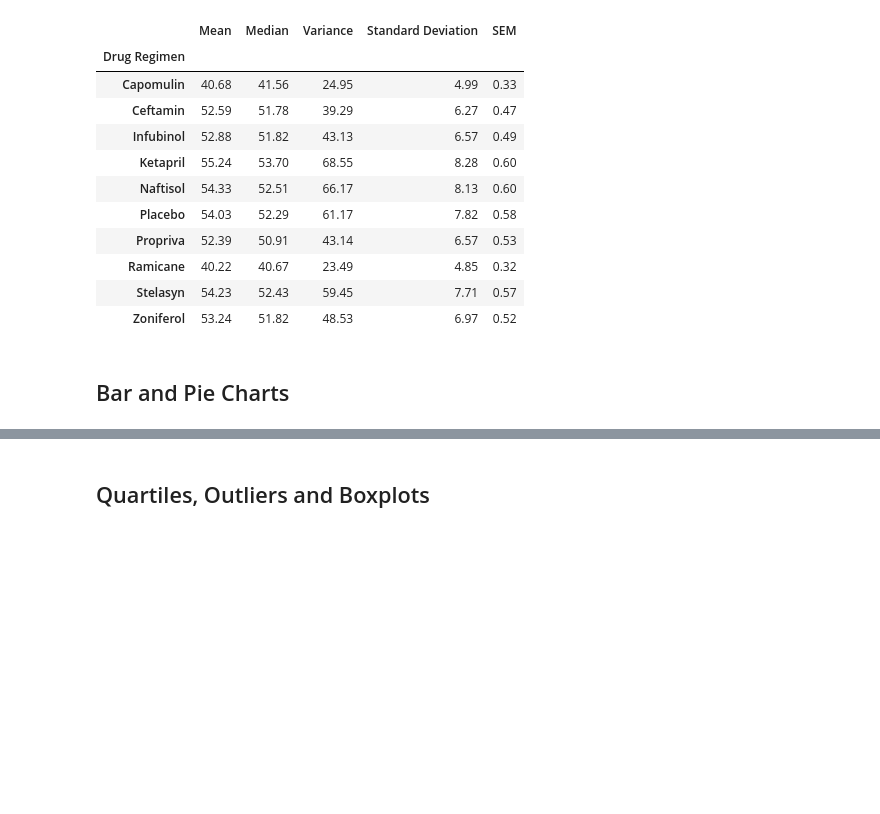
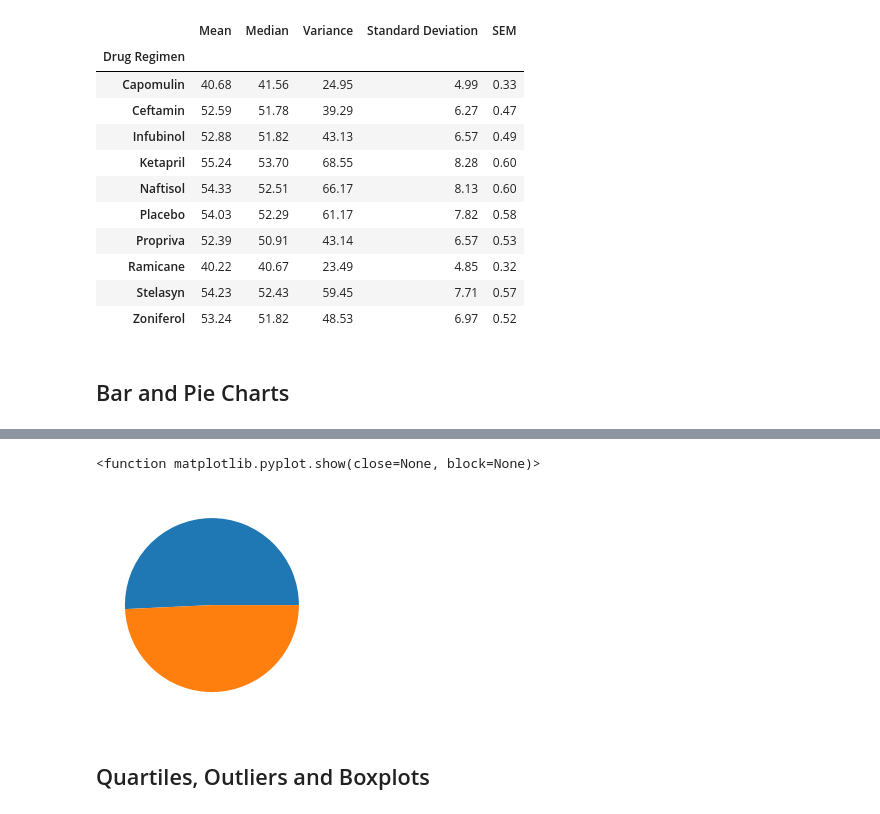
Before and after one commit to ruthhinkle/drug-regimen-efficacy, a Jupyter notebook: pymaceuticals_REH.ipynb, the cells around one changed output, grey strips where cells are left out. Drawn from its saved outputs; the diff is of its cells as text; code cells hidden in the pictures; blank space fills up the shorter version.

```diff
--- a/pymaceuticals_REH.ipynb
+++ b/pymaceuticals_REH.ipynb
@@ -139,6 +144,11 @@ clean_data_df.plot.bar(x=7)
 # %%
 # Generate a pie plot showing the distribution of female versus male mice using pyplot
+plt.pie(clean_data_df['Sex'].value_counts())
+plt.show
 # Add chart labels
+# %% [output]
+<function matplotlib.pyplot.show(close=None, block=None)>
+[figure, added]
 # %% [markdown]
 ## Quartiles, Outliers and Boxplots
 # %%
```
Also changed, not shown: parts of 9 cells of this notebook.
